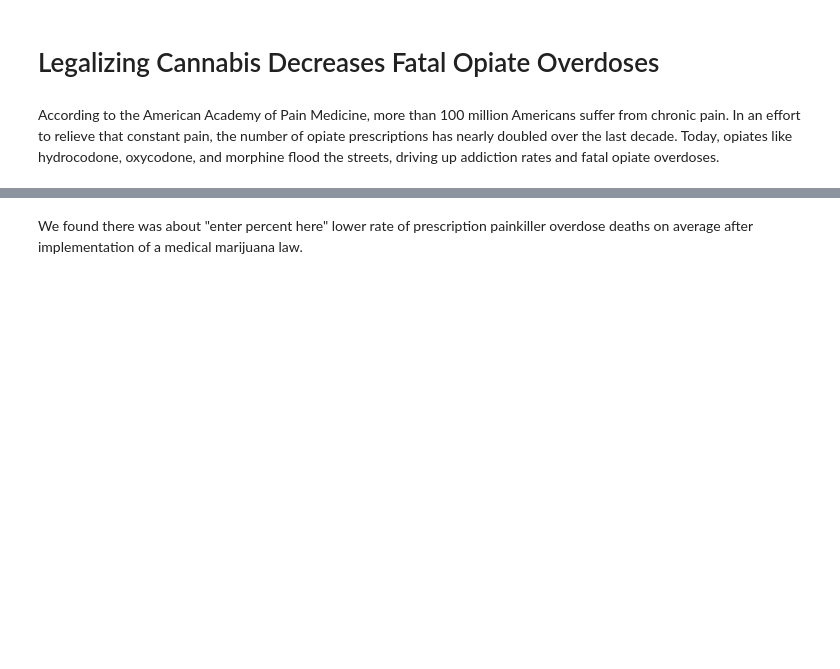
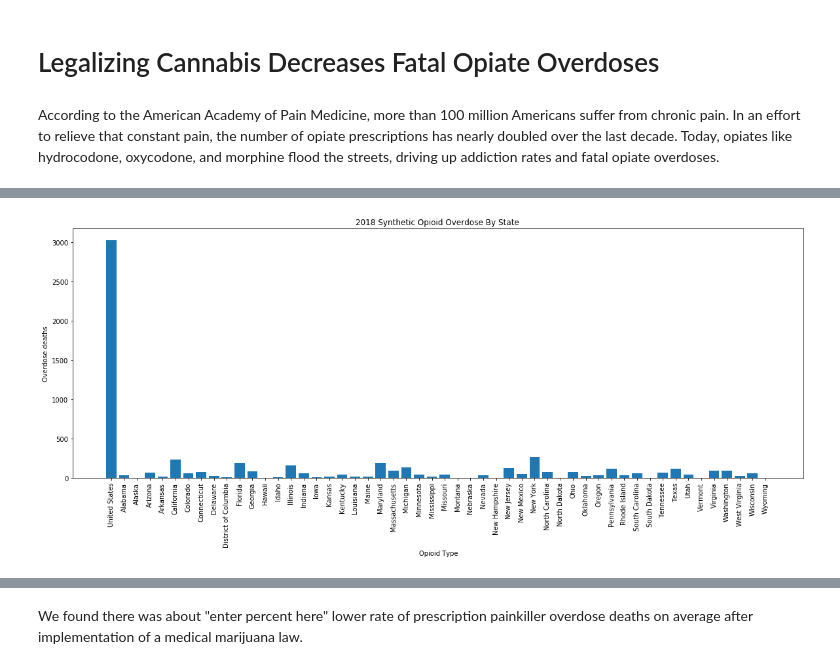
Before and after one commit to ywario9/Matlibplot_Project, a Jupyter notebook: Untitled.ipynb, the cells around one changed output, grey strips where cells are left out. Saved outputs shown, nothing was run; the diff lists cells and outputs as text; code cells hidden in the pictures; blank space fills up the shorter version.

```diff
--- a/Untitled.ipynb
+++ b/Untitled.ipynb
@@ -42,0 +68,13 @@ plt.ylabel("")
+# %%
+plt.figure(figsize=(20,7))
+
+
+plt.bar(Overdose_by_opiods_df['Location'],Overdose_by_opiods_df['Methadone'])
+
+plt.title("2018 Synthetic Opioid Overdose By State ")
+plt.xlabel('Opioid Type')
+plt.ylabel('Overdose deaths')
+plt.xticks(rotation = 90)
+plt.show()
+# %% [output]
+[figure, added]
```
Also changed, not shown: parts of 21 cells of this notebook.
